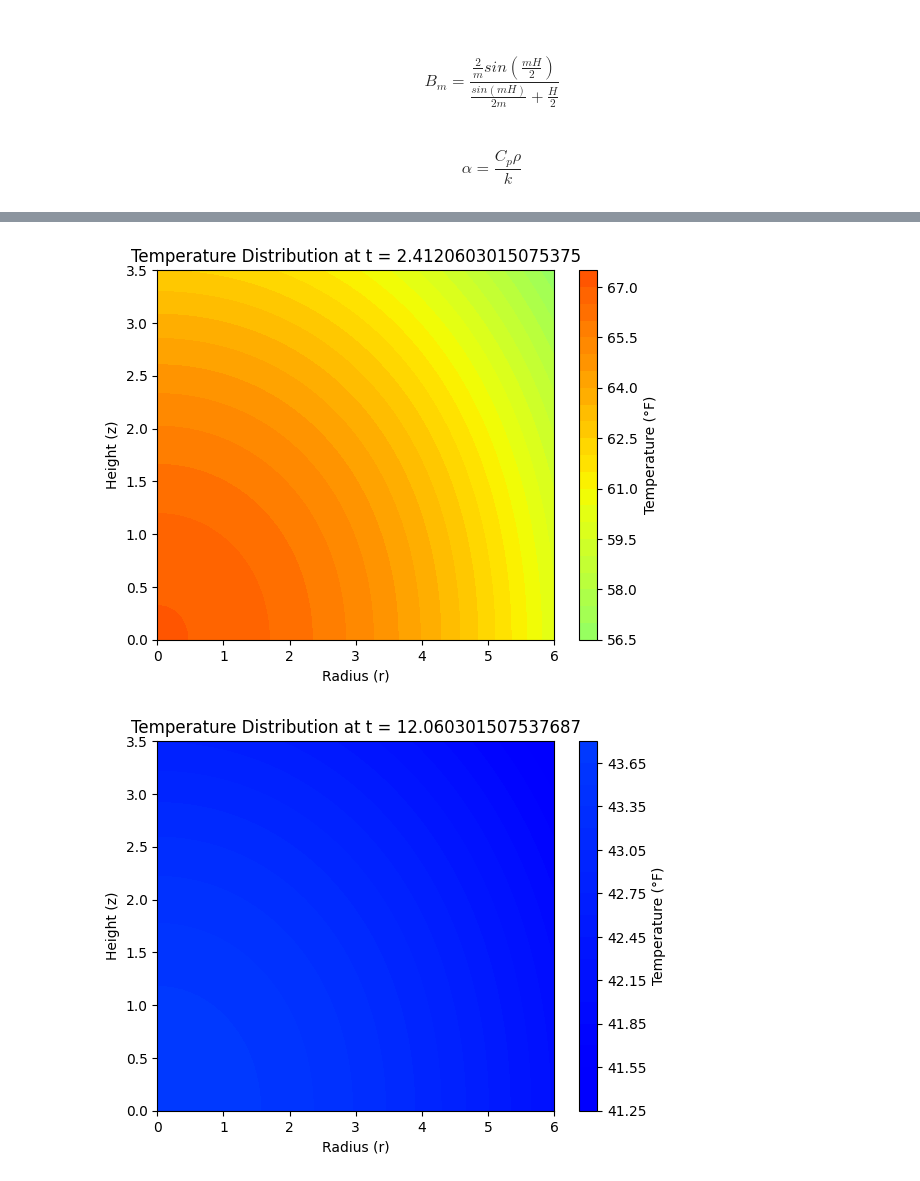
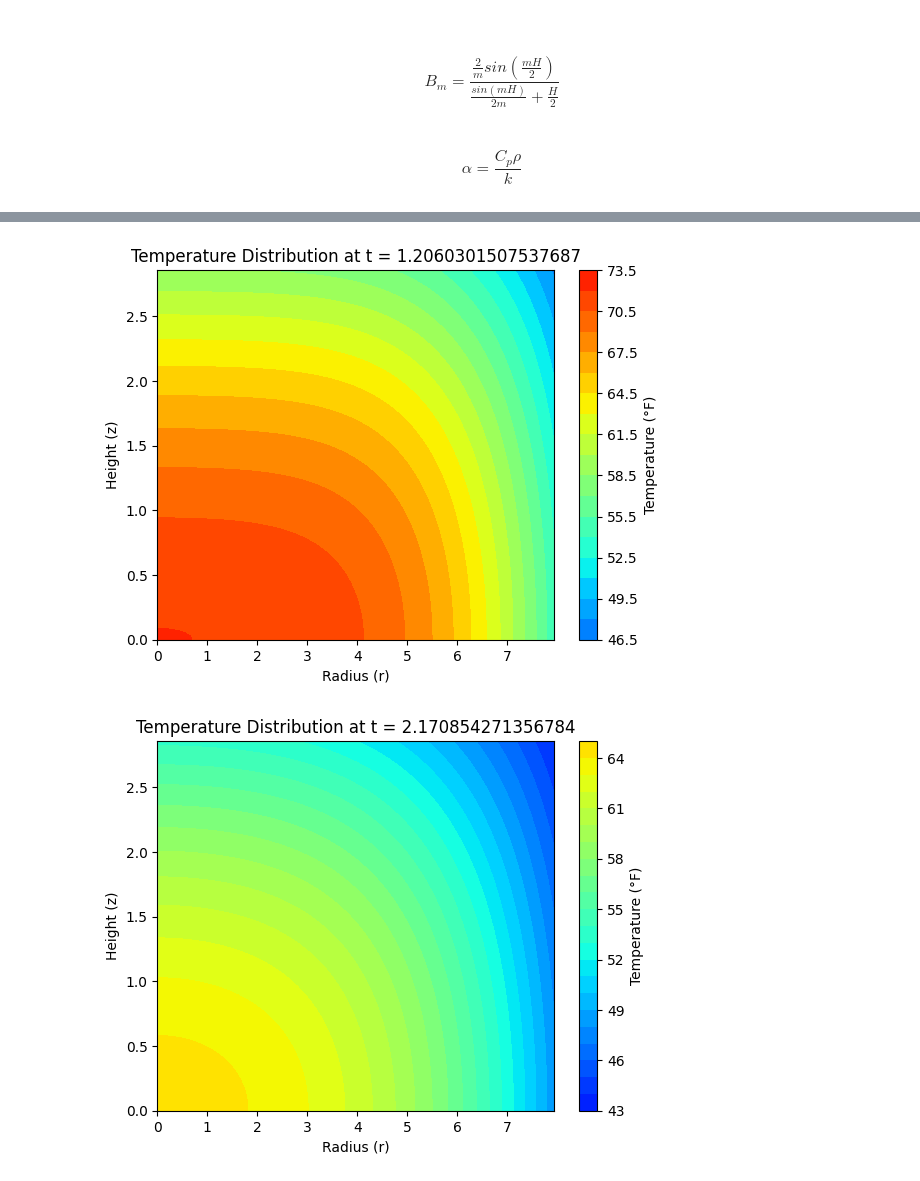
Before and after one commit to geoc1234/sourdough, a Jupyter notebook: notebooks/HeatMap.ipynb, the cells around one changed output, grey strips where cells are left out. Drawn from its saved outputs; the diff is of its cells as text; code cells hidden in the pictures.

```diff
--- a/notebooks/HeatMap.ipynb
+++ b/notebooks/HeatMap.ipynb
@@ -98,22 +98,22 @@ from scipy.special import j1, j0, jn_zeros
 
 # Define parameters
 T_air = 37.0  # The refrigerator air temperature °F
-T_0 = 74.0    # The initial bread temperature °F
-radius = 6.0 # 2.0       # radius of the cylindrically shaped bread cm
-height = 7.0 # 5.0       # height or length of the bread cm
-convection_h = 0.00020   # Example value for 'h'
-conduction_k = 0.002 # 0.00363  # Example value for 'k'
-cp = 2092.0
-rho = 0.0012
-alpha = (cp*rho/conduction_k/3600) #0.1convert from sec to hrs
+T_0 = 78.0    # The initial bread temperature °F
+radius = 3.125 * 2.54  # radius of the cylindrically shaped bread cm
+height = 2.25 * 2.54  # height of dough at 50% proof (cm)
+convection_h = 0.0005/1.8    # Example value for 'h' W/cm^2/Rankin
+conduction_k = 0.0018/1.8/1.5    # Example value for 'k' W/cm/Rankin at 50% proof
+cp = 2400.0/1.8   # heat capacity dough J/Kg/Rankin
+rho = 0.0012/1.5  # density of dough Kg/cm^3 at 50% proof
+alpha = (cp*rho/conduction_k/3600) # convert from sec to hrs
 weight_boule = (np.pi*radius**2)*height*rho
-print("weight",weight_boule)
+print("weight:",weight_boule," alpha:", alpha)
 
-num_roots_l = 50 # Number of terms for summation over l
-num_roots_m = 50  # Number of terms for summation over m
+num_roots_l = 100 # Number of terms for summation over l
+num_roots_m = 100  # Number of terms for summation over m
 
-r_resolution = 50 # Number of r-axis points
-z_resolution = 50 # Number of z-axis points
+r_resolution = 100 # Number of r-axis points
+z_resolution = 100 # Number of z-axis points
 t_resolution = 200 # Number of t-axis points
 
 # Create arrays for plotting
@@ -199,7 +199,7 @@ def calc_coefficient_z(xz,H=7):
 
 A = (convection_h/conduction_k)*radius
 B = 1
-l_rootsRange = 5*radius
+l_rootsRange = 10*radius
 l_range=(0,l_rootsRange,10000)
 roots_l = find_roots_lambda(A, B,l_range, num_roots_l)
 x = np.linspace(0,l_rootsRange,1000)
@@ -342,7 +342,7 @@ plt.title('Temperature Distribution at t = {}'.format(t[time_index]))
 plt.show()
 plt.show()
 
-time_index = 10 # Time index (0-199)
+time_index = 5 # Time index (0-199)
 plt.contourf(r_mesh, z_mesh, T[:,:,time_index], levels=20, cmap='jet', vmin=T_air, vmax=T_0)
 plt.colorbar(label='Temperature (°F)')
 plt.xlabel('Radius (r)')
@@ -351,7 +351,7 @@ plt.title('Temperature Distribution at t = {}'.format(t[time_index]))
 plt.show()
 plt.show()
 
-time_index = 50 # Time index (0-199)
+time_index = 9 # Time index (0-199)
 plt.contourf(r_mesh, z_mesh, T[:,:,time_index], levels=20, cmap='jet', vmin=T_air, vmax=T_0)
 plt.colorbar(label='Temperature (°F)')
 plt.xlabel('Radius (r)')
@@ -359,4 +359,13 @@ plt.ylabel('Height (z)')
 plt.title('Temperature Distribution at t = {}'.format(t[time_index]))
 plt.show()
 plt.show()
+
+time_index =20 # Time index (0-199)
+plt.contourf(r_mesh, z_mesh, T[:,:,time_index], levels=20, cmap='jet', vmin=T_air, vmax=T_0)
+plt.colorbar(label='Temperature (°F)')
+plt.xlabel('Radius (r)')
+plt.ylabel('Height (z)')
+plt.title('Temperature Distribution at t = {}'.format(t[time_index]))
+plt.show()
+plt.show()
 # %% [output]
@@ -364,2 +373,2 @@ plt.show()
-[figure, old version]
+[figure, new version]
-[figure, old version]
+[figure, new version]
```
Also changed, not shown: parts of 8 cells of this notebook.
